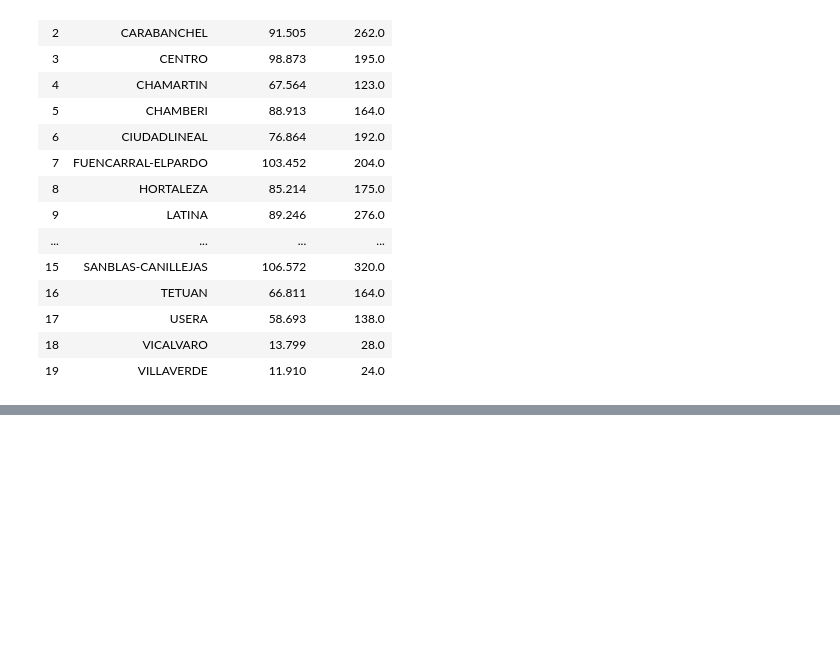
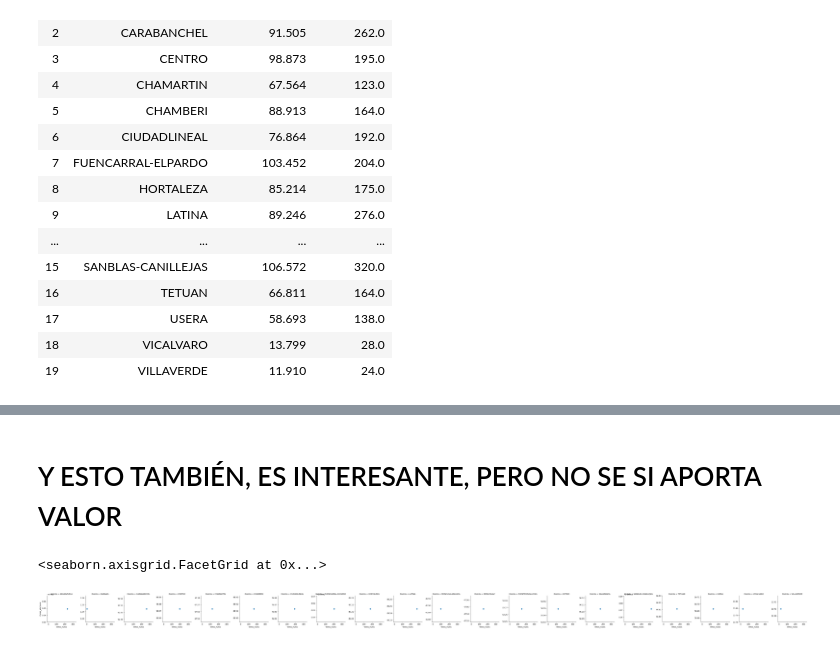
Before and after one commit to InmaLatorre/G3_ProyectoPython, a Jupyter notebook: main_fer_murcia.ipynb, the cells around one changed output, grey strips where cells are left out. Cells and saved outputs as stored; diff of their text form; code cells hidden in the pictures; blank space fills up the shorter version.

```diff
--- a/main_fer_murcia.ipynb
+++ b/main_fer_murcia.ipynb
@@ -166,0 +221,9 @@ AttributeError: 'str' object has no attribute 'types'
+# %% [markdown]
+# Y ESTO TAMBIÉN, ES INTERESANTE, PERO NO SE SI APORTA VALOR
+# %%
+import pandas as pd
+g = sns.FacetGrid(union_todos, col="Distrito", sharey = False)
+g.map(plt.scatter, "Votos_nulos", "Censo_electoral")
+# %% [output]
+<seaborn.axisgrid.FacetGrid at 0x...>
+[figure, added]
```
Also changed, not shown: parts of 18 cells of this notebook.
